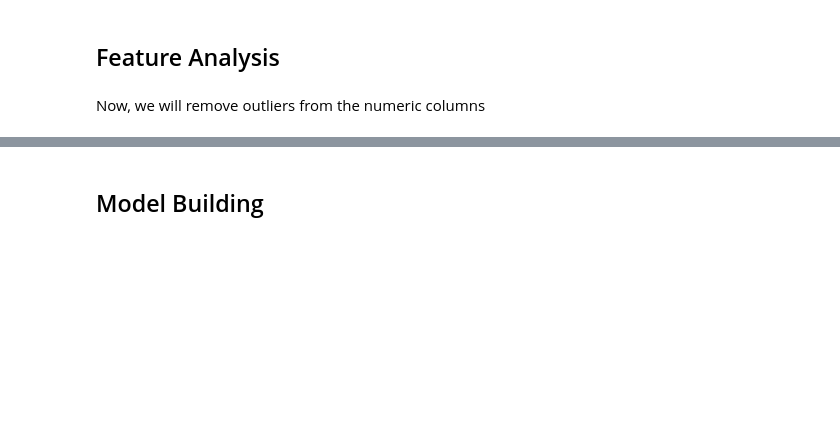
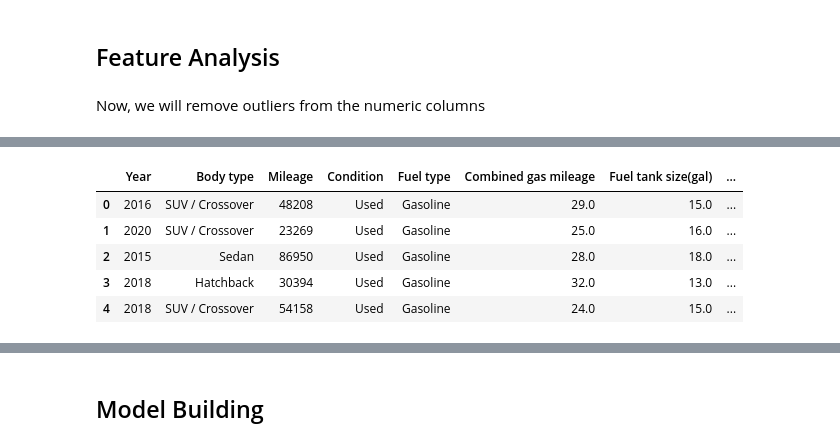
Before and after one commit to murads994/Fair-Market-Value-Prediction-CarGurus, a Jupyter notebook: Used_Car_Fair_Price_Prediction.ipynb, the cells around one changed output, grey strips where cells are left out. Cells and saved outputs as stored; diff of their text form; code cells hidden in the pictures; blank space fills up the shorter version.

```diff
--- a/Used_Car_Fair_Price_Prediction.ipynb
+++ b/Used_Car_Fair_Price_Prediction.ipynb
@@ -939,0 +1001,9 @@ memory usage: 62.7 KB
+# %%
+df_full.head()
+# %% [output]
+|  | Year | Body type | Mileage | Condition | Fuel type | Combined gas mileage | Fuel tank size(gal) | ... |
+| 0 | 2016 | SUV / Crossover | 48208 | Used | Gasoline | 29.0 | 15.0 | ... |
+| 1 | 2020 | SUV / Crossover | 23269 | Used | Gasoline | 25.0 | 16.0 | ... |
+| 2 | 2015 | Sedan | 86950 | Used | Gasoline | 28.0 | 18.0 | ... |
+| 3 | 2018 | Hatchback | 30394 | Used | Gasoline | 32.0 | 13.0 | ... |
+| 4 | 2018 | SUV / Crossover | 54158 | Used | Gasoline | 24.0 | 15.0 | ... |
```
Also changed, not shown: parts of 78 cells of this notebook.
